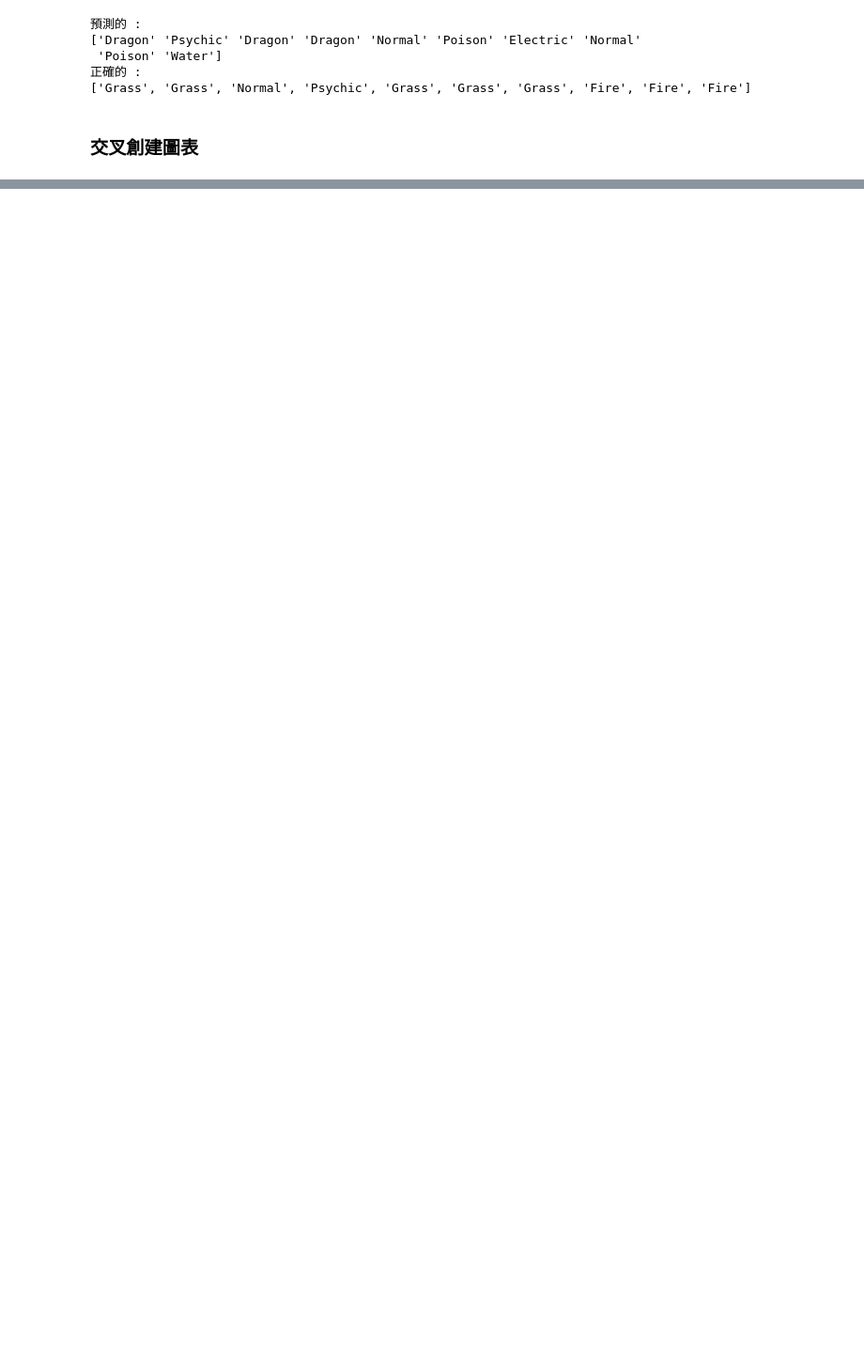
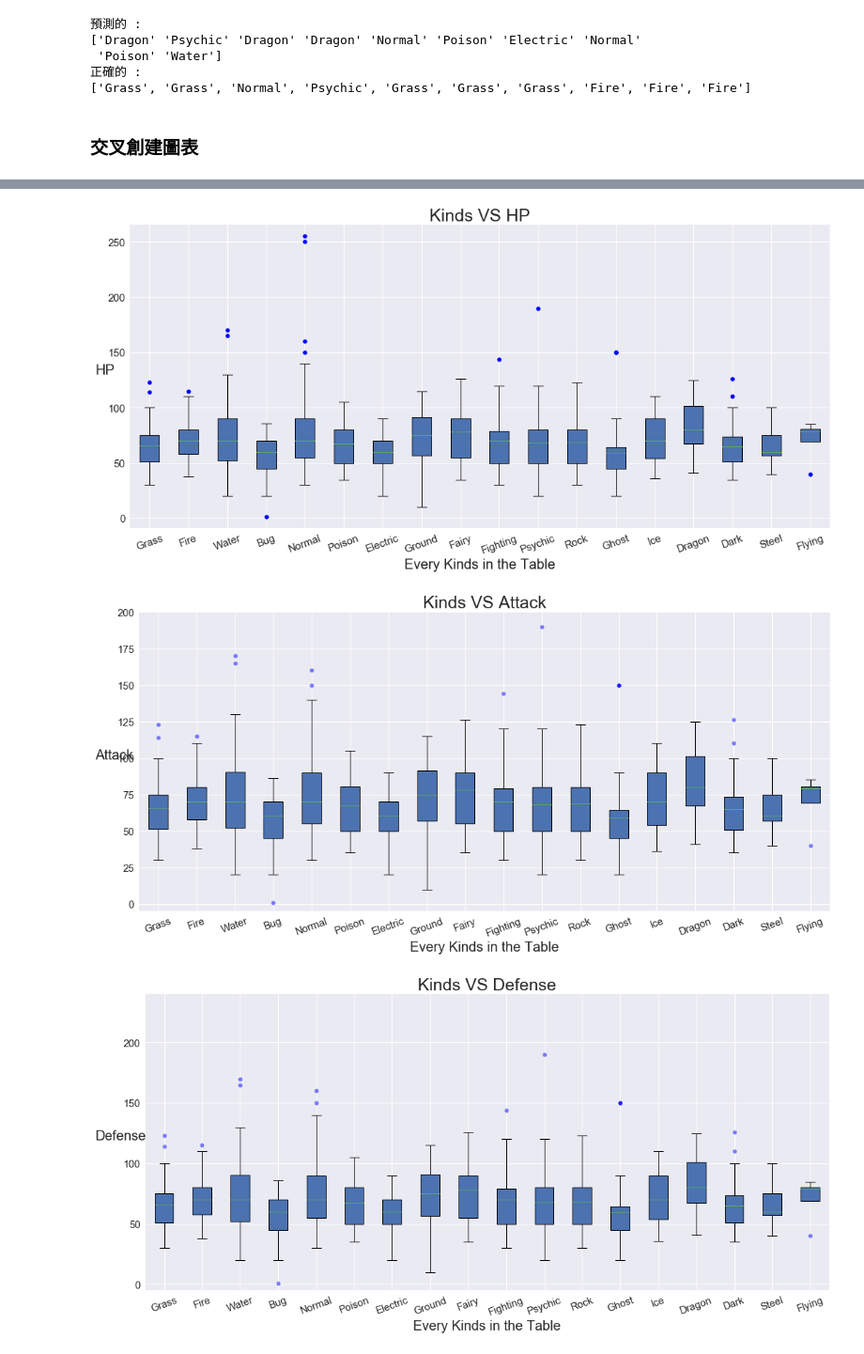
Before and after one commit to MissterHao/Pokemon-Prediction, a Jupyter notebook: Analisis.ipynb, the cells around one changed output, grey strips where cells are left out. Shown at 94% size. Cells and saved outputs as stored; diff of their text form; code cells hidden in the pictures; blank space fills up the shorter version.

```diff
--- a/Analisis.ipynb
+++ b/Analisis.ipynb
@@ -204,31 +211,35 @@ for fig_num,attr in enumerate(attribute):
     title_name = "Kinds VS " + str(attr)
     attr_sel = df[attr]
 
     plt.figure(fig_num+10,figsize=(18,8))
     plt.title(title_name,fontdict={'fontsize':25})
     plt.tick_params(axis='both',labelsize=15)
     plt.xlim( ( 0-1, len(kinds) ) )
     plt.xticks(xrange(len(kinds)),kinds,rotation=20)
     plt.xlabel("Every Kinds in the Table",fontdict={'fontsize':20})
 
     plt.ylim( (attr_sel.min()-10,attr_sel.max()+10) )
     plt.ylabel(attr,fontdict={"fontsize":20},rotation=0)
 
 
     X = np.full((len(Y)),i,dtype=float)
     All_to_plot = []
     for i,k in enumerate(kinds):
         Y = data_frame.loc[data_frame["Type 1"]==k]['HP']
         All_to_plot.append(Y)
 
 
     # 要加上 positions=xrange(0,len(kinds)) 因為它內建的是1開頭 所以要位移回來
-    boxplt = plt.boxplot(All_to_plot,sym='ob',positions=xrange(0,len(kinds)),patch_artist=True)
+    bp = plt.boxplot(All_to_plot,sym='ob',positions=xrange(0,len(kinds)),patch_artist=True)
     for flier in bp['fliers']:
         flier.set(marker='o', color='#e7298a', alpha=0.5)
 
     plt.xticks(xrange(0, len(kinds)),kinds,rotation=20)
     #plt.legend(kinds,loc="upper right")
     #plt.savefig("./Data Image/All Kinds Scatter/Normal/"+str(attr)+".jpg",dpi=300)
     plt.savefig("./Data Image/Average Line/"+str(attr)+".jpg",dpi=300)
     plt.show()
+# %% [output]
+[figure, added]
+[figure, added]
+[figure, added]
```
Also changed, not shown: parts of 9 cells of this notebook, 13 other files.
